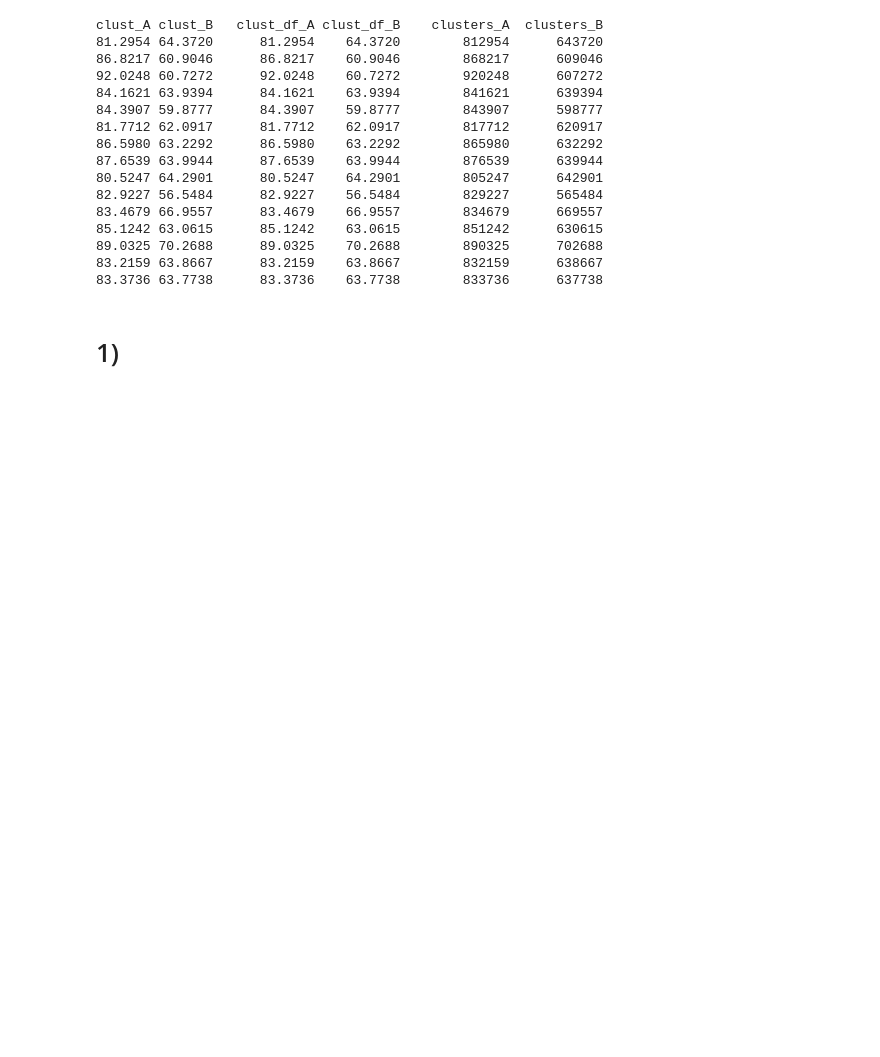
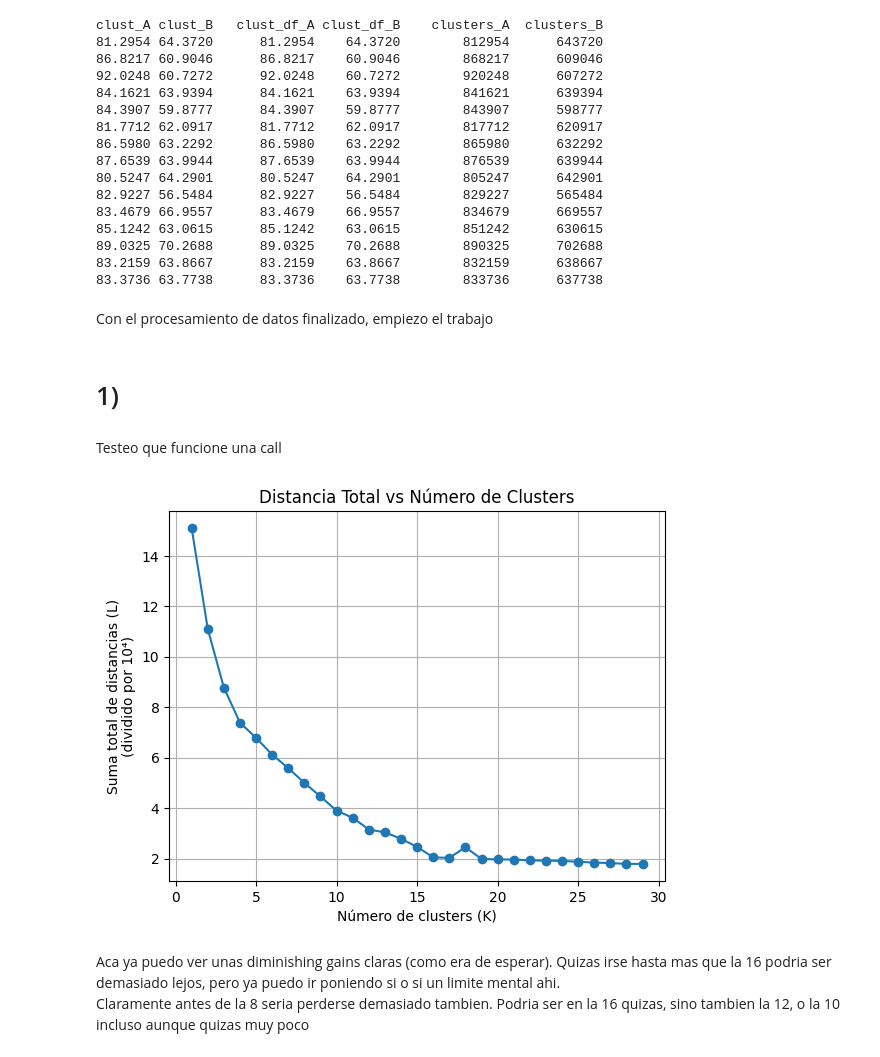
Before and after one commit to manumei/ML-TP4, a Jupyter notebook: Meiriño_Manuel_Notebook.ipynb, the cells around one changed output. Drawn from its saved outputs; the diff is of its cells as text; code cells hidden in the pictures; blank space fills up the shorter version.

```diff
--- a/Meiriño_Manuel_Notebook.ipynb
+++ b/Meiriño_Manuel_Notebook.ipynb
@@ -101,5 +102,35 @@ clust_A clust_B   clust_df_A clust_df_B    clusters_A  clusters_B
 89.0325 70.2688      89.0325    70.2688        890325      702688
 83.2159 63.8667      83.2159    63.8667        832159      638667
 83.3736 63.7738      83.3736    63.7738        833736      637738
+# %% [markdown]
+Con el procesamiento de datos finalizado, empiezo el trabajo
+# %%
+import importlib
+import utils
+import cupy as cp
+importlib.reload(utils)
+X_cp = cp.asarray(clust)
 # %% [markdown]
 # 1)
+# %% [markdown]
+Testeo que funcione una call
+# %%
+Ks = range(1, 30)
+L_dists = []
+cp.random.seed(42)
+
+for K in Ks:
+    labels_cp, centroids_cp = utils.kmeans(X=X_cp, K=K, max_iters=1000, rel_tol=1e-15, abs_tol=1e-13)
+    L = utils.compute_L(X_cp, labels_cp, centroids_cp)
+    L_dists.append(L)
+# %%
+plt.plot(Ks, np.array(L_dists) / 1e4, marker='o')
+plt.xlabel("Número de clusters (K)")
+plt.ylabel("Suma total de distancias (L)\n(dividido por 10⁴)")
+plt.title("Distancia Total vs Número de Clusters")
+plt.grid(True)
+plt.show()
+# %% [output]
+[figure, added]
+# %% [markdown]
+Aca ya puedo ver unas diminishing gains claras (como era de esperar). Quizas irse hasta mas que la 16 podria ser demasiado lejos, pero ya puedo ir poniendo si o si un limite mental ahi.<br>Claramente antes de la 8 seria perderse demasiado tambien. Podria ser en la 16 quizas, sino tambien la 12, o la 10 incluso aunque quizas muy poco
```
Also changed, not shown: parts of 4 cells of this notebook, 1 other file.
